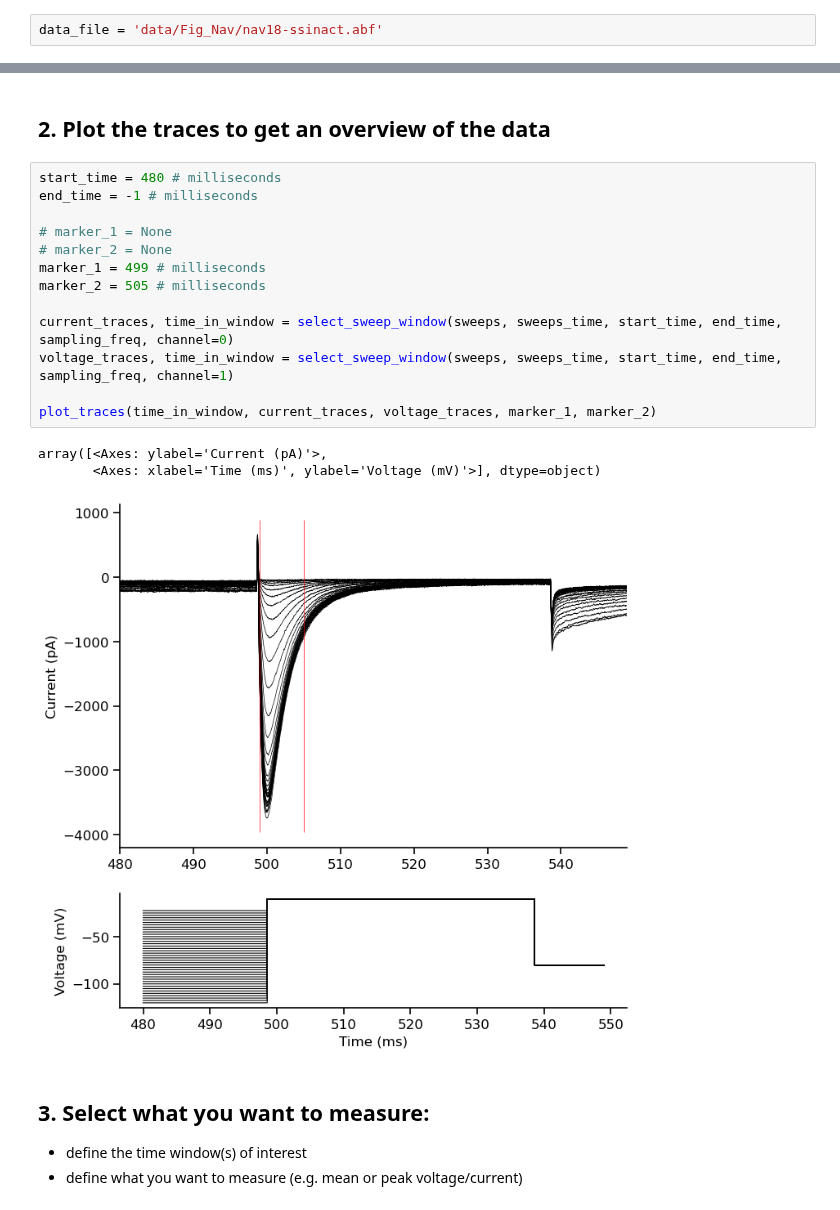
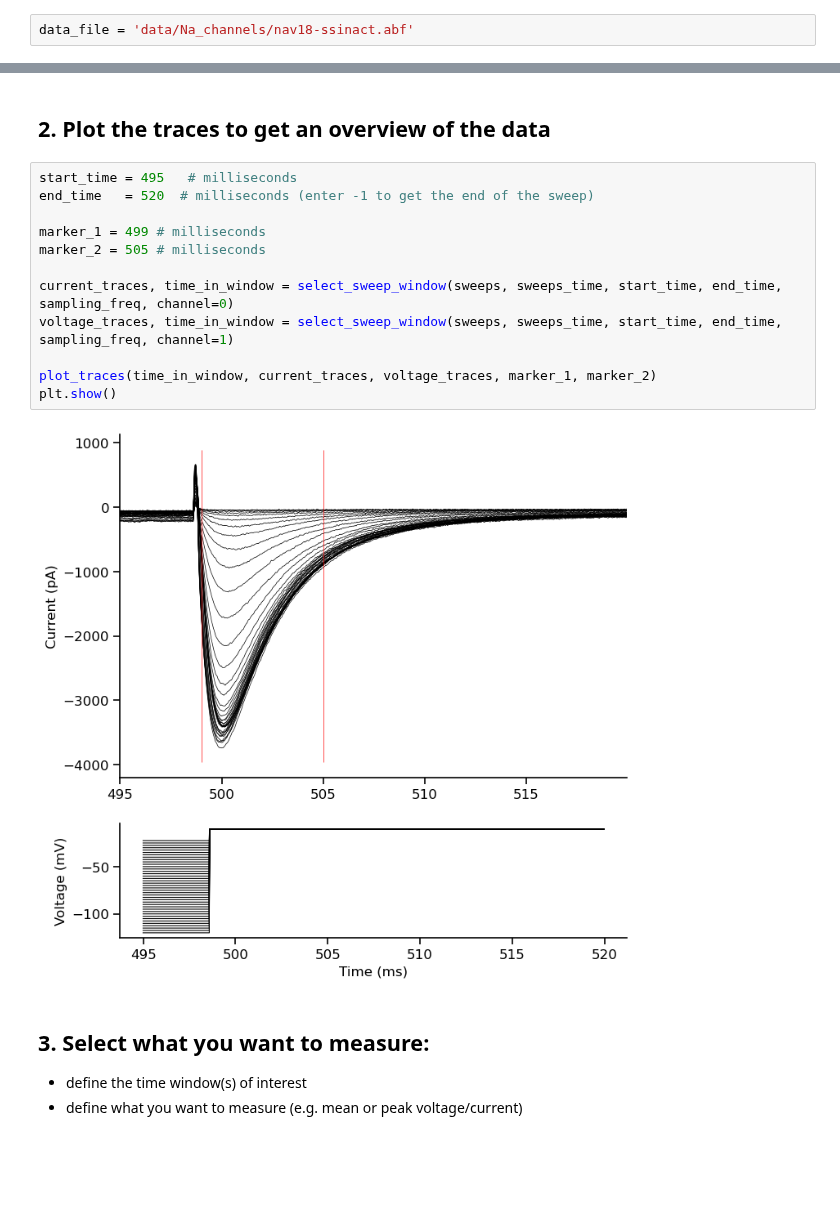
Before and after one commit to argalloni/CSHL_IonChannels2025, a Jupyter notebook: CSHL 2 - Na inactivation.ipynb, the cells around one changed output, grey strips where cells are left out. Cells and saved outputs as stored; diff of their text form; blank space fills up the shorter version.

```diff
--- a/CSHL 2 - Na inactivation.ipynb
+++ b/CSHL 2 - Na inactivation.ipynb
@@ -43,5 +55,5 @@ data/Fig_Nav
 # %%
-data_file = 'data/Fig_Nav/nav18-ssinact.abf'
+data_file = 'data/Na_channels/nav18-ssinact.abf'
 # %%
 ## Extract the sweeps, time and sampling frequency:
 sweeps, sweeps_time, sampling_freq = get_sweeps(data_file)
@@ -56,22 +74,19 @@ freq: 99999.99999999999 Hz
 # %% [markdown]
 ## 2. Plot the traces to get an overview of the data
 # %%
-start_time = 480 # milliseconds
-end_time = -1 # milliseconds
+start_time = 495   # milliseconds
+end_time   = 520  # milliseconds (enter -1 to get the end of the sweep)
 
-# marker_1 = None
-# marker_2 = None
 marker_1 = 499 # milliseconds
 marker_2 = 505 # milliseconds
 
 current_traces, time_in_window = select_sweep_window(sweeps, sweeps_time, start_time, end_time, sampling_freq, channel=0)
 voltage_traces, time_in_window = select_sweep_window(sweeps, sweeps_time, start_time, end_time, sampling_freq, channel=1)
 
 plot_traces(time_in_window, current_traces, voltage_traces, marker_1, marker_2)
+plt.show()
 # %% [output]
-array([<Axes: ylabel='Current (pA)'>,
-       <Axes: xlabel='Time (ms)', ylabel='Voltage (mV)'>], dtype=object)
-[figure, old version]
+[figure, new version]
 # %% [markdown]
 ## 3. Select what you want to measure:
 - define the time window(s) of interest
```
Also changed, not shown: parts of 3 cells of this notebook, 3 other files.
